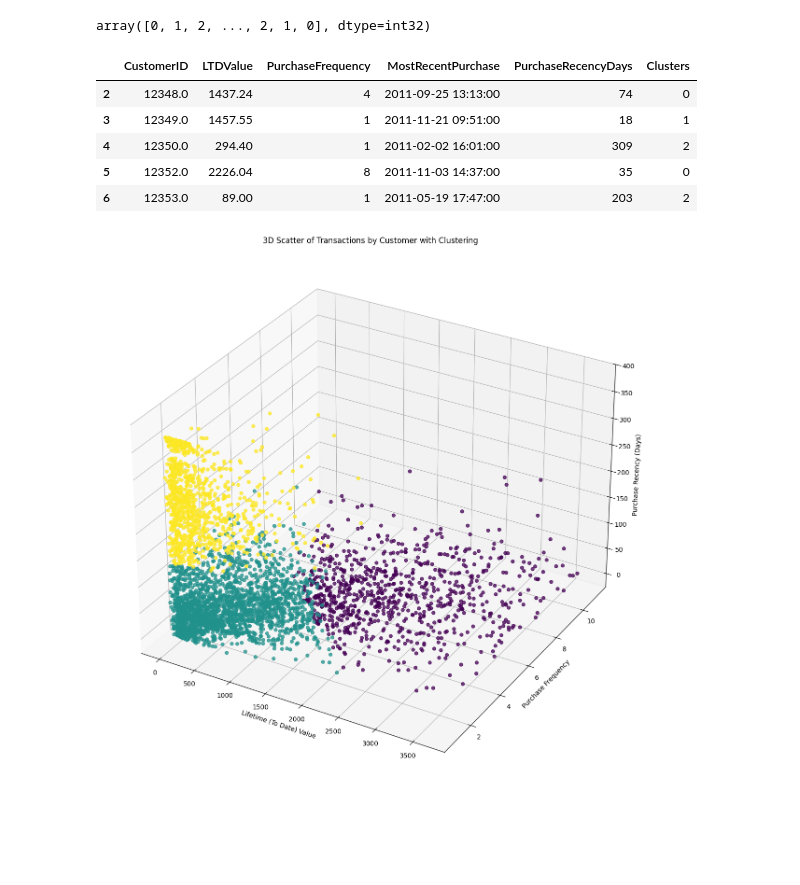
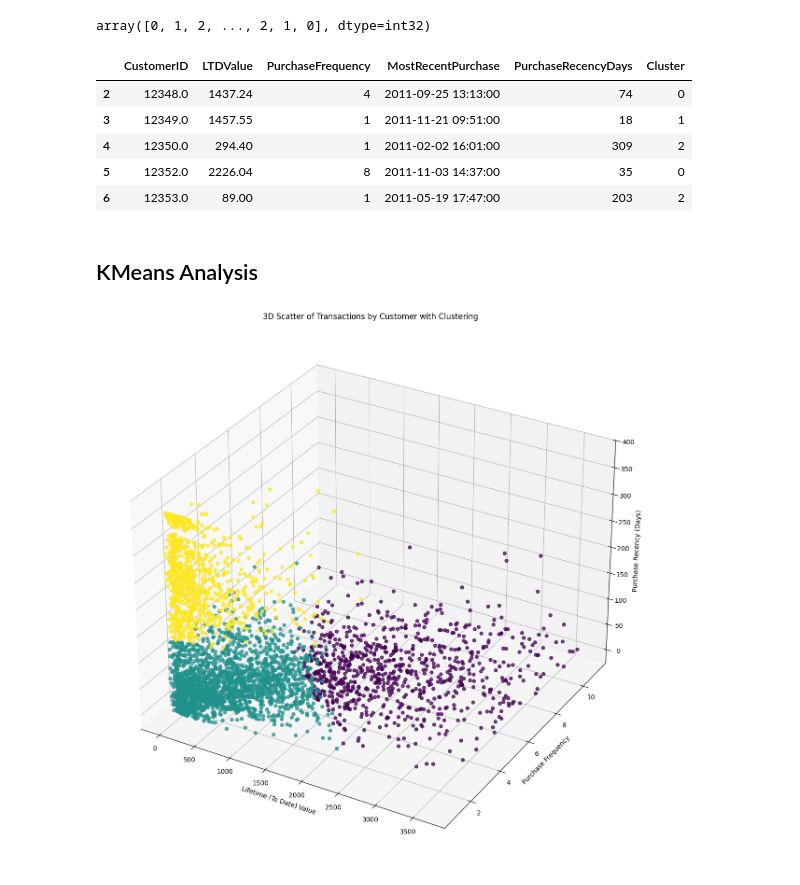
Before and after one commit to r0hankrishnan/retail_analysis, a Jupyter notebook: notebooks/kmeans.ipynb, the cells around one changed output. Drawn from its saved outputs; the diff is of its cells as text; code cells hidden in the pictures; blank space fills up the shorter version.

```diff
--- a/notebooks/kmeans.ipynb
+++ b/notebooks/kmeans.ipynb
@@ -82,17 +98,19 @@ cluster_labs
 array([0, 1, 2, ..., 2, 1, 0], dtype=int32)
 # %%
 #Load non-outliers df
-non_outliers_df = load_data_path("tbc_no_outliers.csv")
+non_outliers_df = load_analysis_data("tbc_no_outliers.csv")
 
-non_outliers_df["Clusters"] = cluster_labs
+non_outliers_df["Cluster"] = cluster_labs
 non_outliers_df.head(5)
 # %% [output]
-|  | CustomerID | LTDValue | PurchaseFrequency | MostRecentPurchase | PurchaseRecencyDays | Clusters |
+|  | CustomerID | LTDValue | PurchaseFrequency | MostRecentPurchase | PurchaseRecencyDays | Cluster |
 | 2 | 12348.0 | 1437.24 | 4 | 2011-09-25 13:13:00 | 74 | 0 |
 | 3 | 12349.0 | 1457.55 | 1 | 2011-11-21 09:51:00 | 18 | 1 |
 | 4 | 12350.0 | 294.40 | 1 | 2011-02-02 16:01:00 | 309 | 2 |
 | 5 | 12352.0 | 2226.04 | 8 | 2011-11-03 14:37:00 | 35 | 0 |
 | 6 | 12353.0 | 89.00 | 1 | 2011-05-19 17:47:00 | 203 | 2 |
+# %% [markdown]
+## KMeans Analysis
 # %%
 #Plot clusters
 
```
Also changed, not shown: parts of 14 cells of this notebook.
